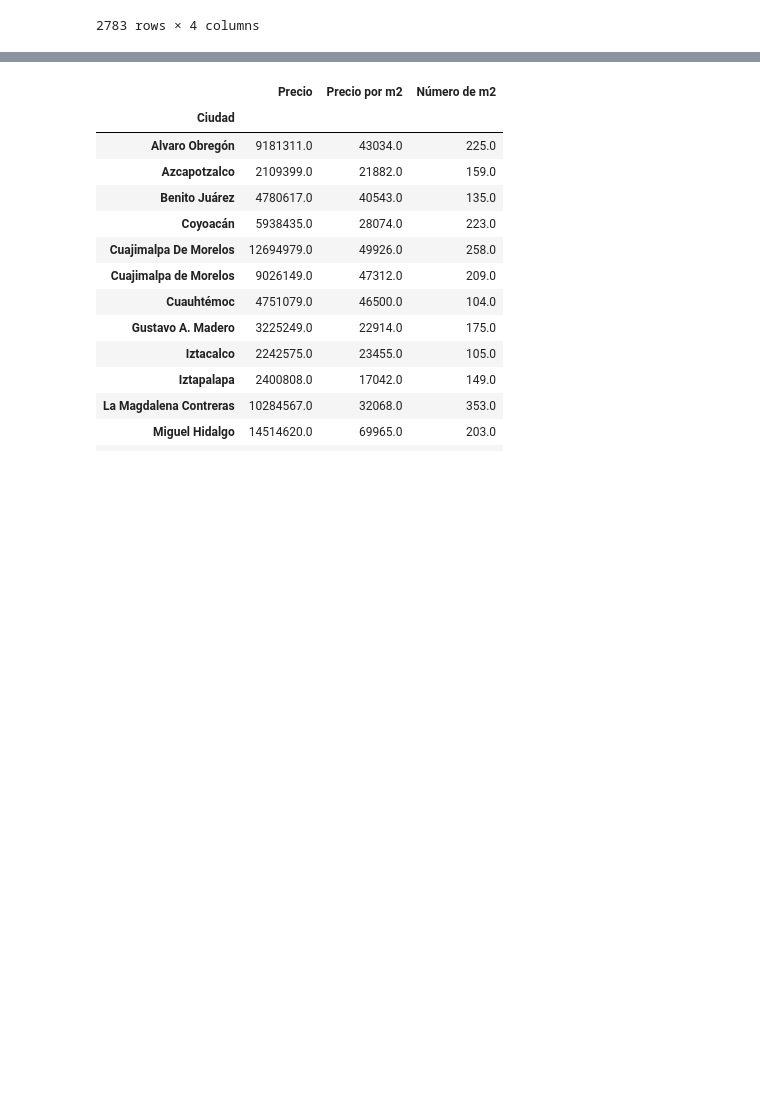
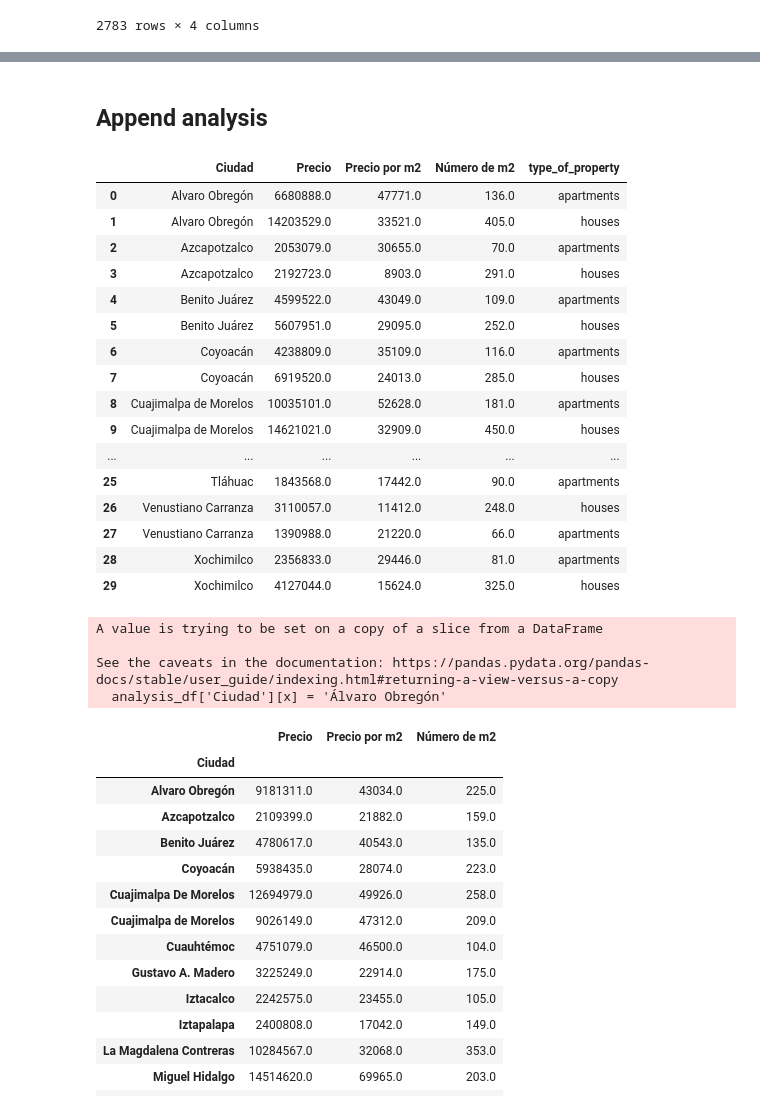
Before and after one commit to trezeget-1/meli_project, a Jupyter notebook: inmuebles_24 & Meli (further analysis).ipynb, the cells around one changed output, grey strips where cells are left out. Saved outputs shown, nothing was run; the diff lists cells and outputs as text; code cells hidden in the pictures; blank space fills up the shorter version.

```diff
--- a/inmuebles_24 & Meli (further analysis).ipynb
+++ b/inmuebles_24 & Meli (further analysis).ipynb
@@ -405,0 +418,4 @@ casas_df = casas_df.drop(casas_df.loc[casas_df['Precio'] > 18000000 ].index)
+# %%
+departamentos_analysis_df = departamentos_analysis_df[sorted_columns]
+departamentos_analysis_df = departamentos_analysis_df.set_index('Ciudad')
+departamentos_analysis_df
@@ -405,0 +442,3 @@ casas_df = casas_df.drop(casas_df.loc[casas_df['Precio'] > 18000000 ].index)
+# %%
+houses_analysis_df = casas_df[["Ciudad", "Precio", "Precio por m2", "Número de m2"]]
+houses_analysis_df
@@ -405,0 +463,4 @@ casas_df = casas_df.drop(casas_df.loc[casas_df['Precio'] > 18000000 ].index)
+# %%
+houses_analysis_df = houses_analysis_df[["Ciudad", "Precio", "Precio por m2", "Número de m2"]].groupby('Ciudad').mean().round()
+houses_analysis_df = houses_analysis_df.reset_index()
+houses_analysis_df
@@ -405,0 +484,12 @@ casas_df = casas_df.drop(casas_df.loc[casas_df['Precio'] > 18000000 ].index)
+# %%
+dt_string = 'houses'
+
+houses_analysis_df.index = pd.Series([dt_string] * len(houses_analysis_df))
+houses_analysis_df = houses_analysis_df.reset_index()
+houses_analysis_df = houses_analysis_df.rename(columns={"index":"type_of_property"})
+
+sorted_columns = ['Ciudad', 'Precio', 'Precio por m2', 'Número de m2', 'type_of_property', ]
+
+houses_analysis_df = houses_analysis_df[sorted_columns]
+houses_analysis_df = houses_analysis_df.set_index('Ciudad')
+houses_analysis_df
@@ -405,0 +514,33 @@ casas_df = casas_df.drop(casas_df.loc[casas_df['Precio'] > 18000000 ].index)
+# %% [markdown]
+## Append analysis
+# %%
+analysis_df = departamentos_analysis_df.append(houses_analysis_df).reset_index().sort_values(by = 'Ciudad').reset_index()
+del analysis_df['index']
+analysis_df
+# %% [output]
+|  | Ciudad | Precio | Precio por m2 | Número de m2 | type_of_property |
+| 0 | Alvaro Obregón | 6680888.0 | 47771.0 | 136.0 | apartments |
+| 1 | Alvaro Obregón | 14203529.0 | 33521.0 | 405.0 | houses |
+| 2 | Azcapotzalco | 2053079.0 | 30655.0 | 70.0 | apartments |
+| 3 | Azcapotzalco | 2192723.0 | 8903.0 | 291.0 | houses |
+| 4 | Benito Juárez | 4599522.0 | 43049.0 | 109.0 | apartments |
+| 5 | Benito Juárez | 5607951.0 | 29095.0 | 252.0 | houses |
+| 6 | Coyoacán | 4238809.0 | 35109.0 | 116.0 | apartments |
+| 7 | Coyoacán | 6919520.0 | 24013.0 | 285.0 | houses |
+| 8 | Cuajimalpa de Morelos | 10035101.0 | 52628.0 | 181.0 | apartments |
+| 9 | Cuajimalpa de Morelos | 14621021.0 | 32909.0 | 450.0 | houses |
+| ... | ... | ... | ... | ... | ... |
+| 25 | Tláhuac | 1843568.0 | 17442.0 | 90.0 | apartments |
+| 26 | Venustiano Carranza | 3110057.0 | 11412.0 | 248.0 | houses |
+| 27 | Venustiano Carranza | 1390988.0 | 21220.0 | 66.0 | apartments |
+| 28 | Xochimilco | 2356833.0 | 29446.0 | 81.0 | apartments |
+| 29 | Xochimilco | 4127044.0 | 15624.0 | 325.0 | houses |
+# %%
+for x in range(len(analysis_df)):
+    if analysis_df['Ciudad'][x] == 'Alvaro Obregón':
+        analysis_df['Ciudad'][x] = 'Álvaro Obregón'
+# %% [output]
+A value is trying to be set on a copy of a slice from a DataFrame
+
+See the caveats in the documentation: https://pandas.pydata.org/pandas-docs/stable/user_guide/indexing.html#returning-a-view-versus-a-copy
+  analysis_df['Ciudad'][x] = 'Álvaro Obregón'
```
Also changed, not shown: parts of 29 cells of this notebook, 3 other files.
